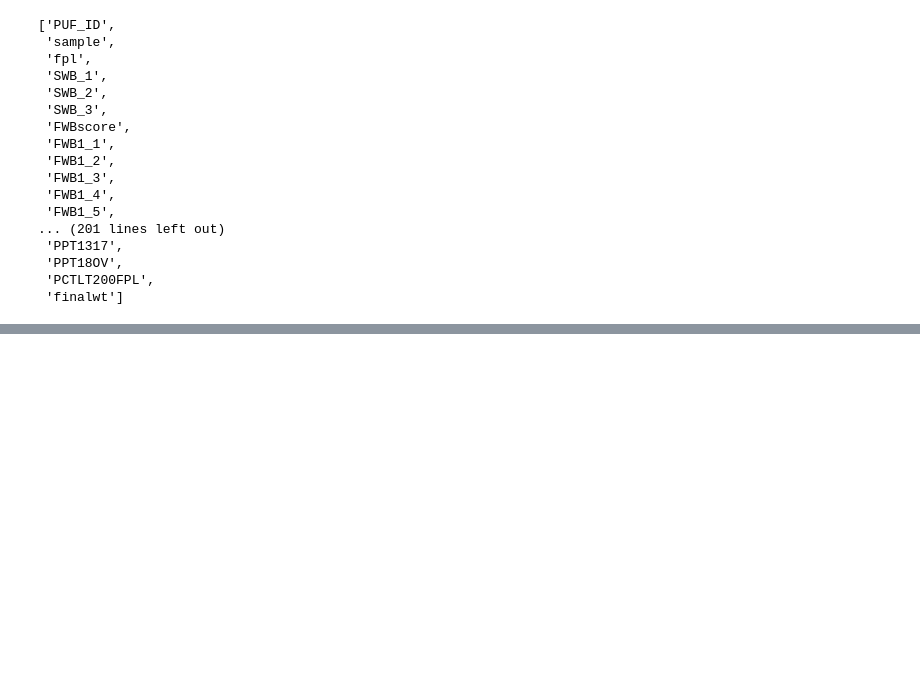
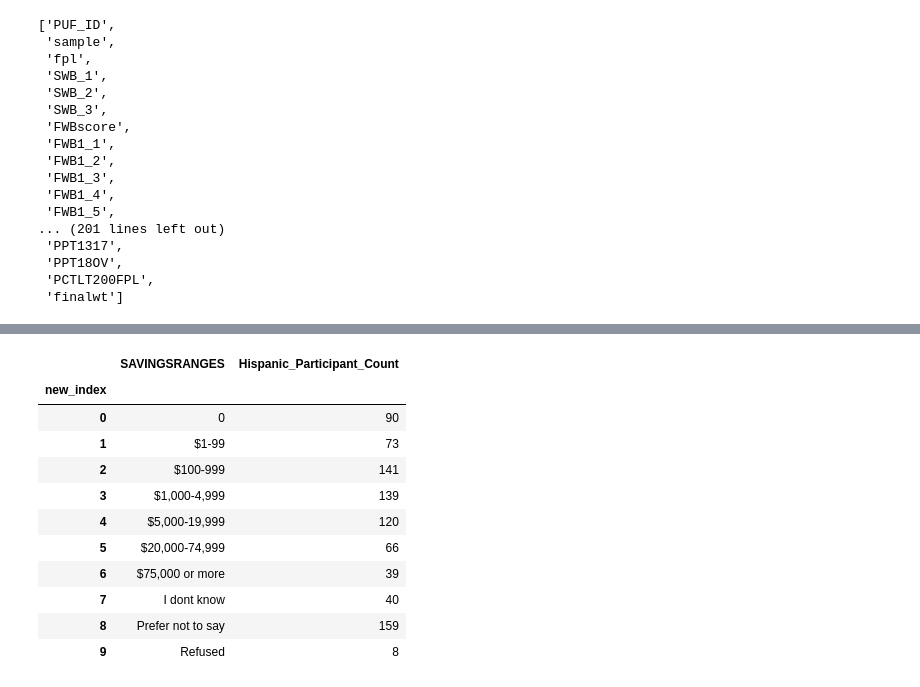
Before and after one commit to ds4a-team85/cohort2020-team-project, a Jupyter notebook: dataset_details_Financial_Well_Being_Survey.ipynb, the cells around one changed output, grey strips where cells are left out. Saved outputs shown, nothing was run; the diff lists cells and outputs as text; code cells hidden in the pictures; blank space fills up the shorter version.

```diff
--- a/dataset_details_Financial_Well_Being_Survey.ipynb
+++ b/dataset_details_Financial_Well_Being_Survey.ipynb
@@ -1442,0 +1470,25 @@ list(df.columns)
+# %%
+import numpy as np
+quick_stat = df[df['PPETHM']=='Hispanic'].loc[:,['SAVINGSRANGES','PUF_ID']].groupby(['SAVINGSRANGES']).count().rename(columns={'PUF_ID':'Hispanic_Participant_Count'}).reset_index()
+valid_ranges = ['0','$1-99','$100-999','$1,000-4,999','$5,000-19,999','$20,000-74,999','$75,000 or more','I dont know','Prefer not to say','Refused']
+
+quick_stat['new_index'] = 0
+for i in range(len(valid_ranges)):
+    r = valid_ranges[i]
+    quick_stat['new_index'] = np.where(quick_stat['SAVINGSRANGES']==r,i,quick_stat['new_index'])
+
+quick_stat = quick_stat.set_index('new_index').sort_index()
+quick_stat
+# %% [output]
+|  | SAVINGSRANGES | Hispanic_Participant_Count |
+| new_index |  |  |
+| 0 | 0 | 90 |
+| 1 | $1-99 | 73 |
+| 2 | $100-999 | 141 |
+| 3 | $1,000-4,999 | 139 |
+| 4 | $5,000-19,999 | 120 |
+| 5 | $20,000-74,999 | 66 |
+| 6 | $75,000 or more | 39 |
+| 7 | I dont know | 40 |
+| 8 | Prefer not to say | 159 |
+| 9 | Refused | 8 |
```
Also changed, not shown: parts of 3 cells of this notebook.
